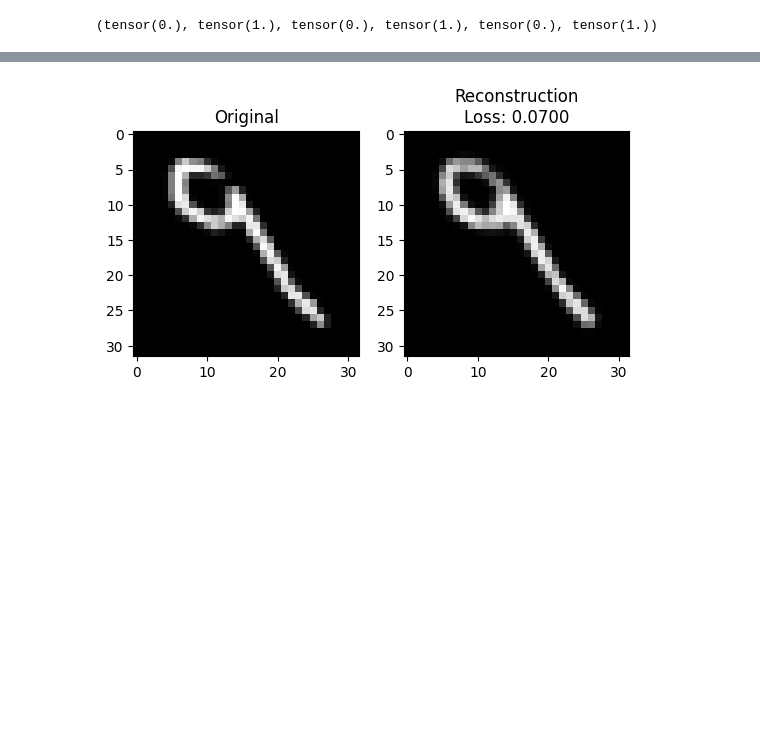
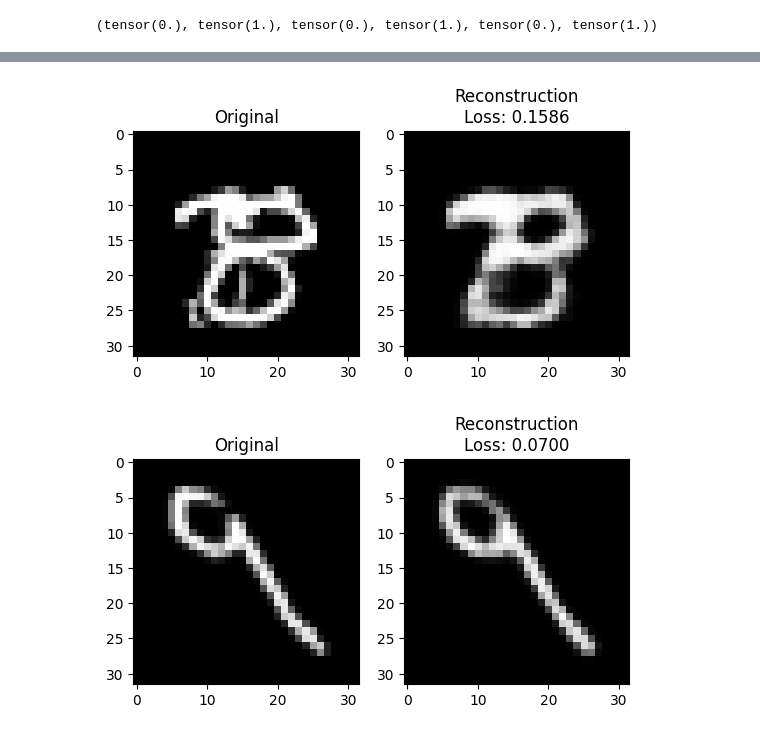
Before and after one commit to vgl-iisc/dnn-topple, a Jupyter notebook: training-inference/autoencoders/reconstructions.ipynb, the cells around one changed output, grey strips where cells are left out. Cells and saved outputs as stored; diff of their text form; code cells hidden in the pictures; blank space fills up the shorter version.

```diff
--- a/training-inference/autoencoders/reconstructions.ipynb
+++ b/training-inference/autoencoders/reconstructions.ipynb
@@ -87,3 +94,7 @@ mn_show(65682)
+# %%
+mn_show(idx)
+# %% [output]
+[figure, added]
 # %%
 def emn_show(idx):
     img = emnist[idx]["image"].squeeze(0)
```
Also changed, not shown: parts of 4 cells of this notebook, 2 other files.
